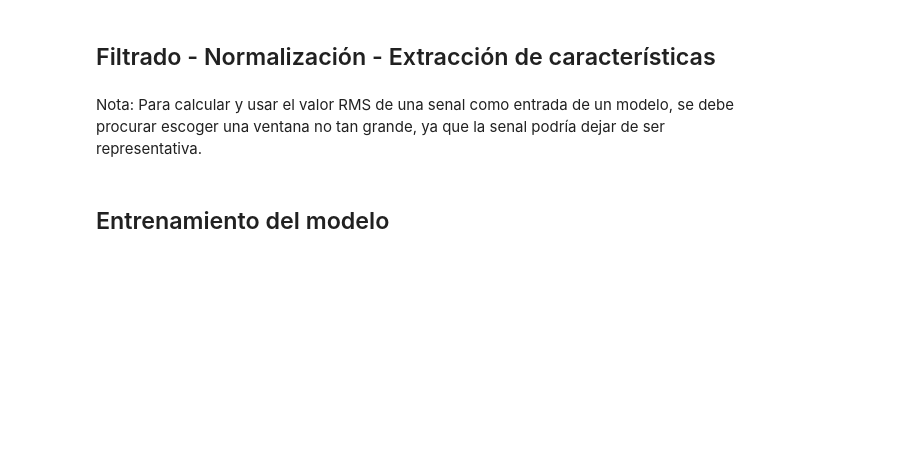
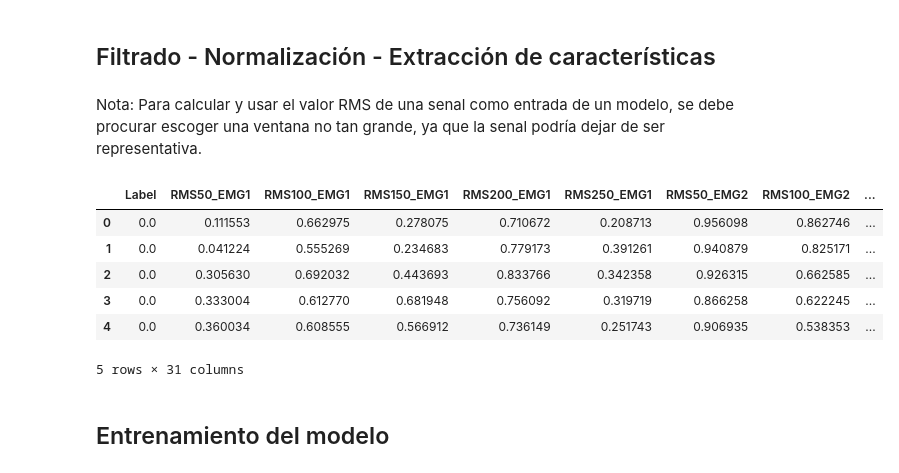
Before and after one commit to kaviles22/ClassSignalEMG-Asanza, a Jupyter notebook: main.ipynb, the cells around one changed output. Saved outputs shown, nothing was run; the diff lists cells and outputs as text; code cells hidden in the pictures; blank space fills up the shorter version.

```diff
--- a/main.ipynb
+++ b/main.ipynb
@@ -114,6 +115,16 @@ for folder in os.listdir(MAIN_PATH):
         features = calculate_features(df_norm, FOLDER_2_LABEL[folder])
         # Agregar las características calculadas al Dataframe df_features.
         df_features.loc[len(df_features)] = features
+# %%
+df_features.head()
+# %% [output]
+|  | Label | RMS50_EMG1 | RMS100_EMG1 | RMS150_EMG1 | RMS200_EMG1 | RMS250_EMG1 | RMS50_EMG2 | RMS100_EMG2 | ... |
+| 0 | 0.0 | 0.111553 | 0.662975 | 0.278075 | 0.710672 | 0.208713 | 0.956098 | 0.862746 | ... |
+| 1 | 0.0 | 0.041224 | 0.555269 | 0.234683 | 0.779173 | 0.391261 | 0.940879 | 0.825171 | ... |
+| 2 | 0.0 | 0.305630 | 0.692032 | 0.443693 | 0.833766 | 0.342358 | 0.926315 | 0.662585 | ... |
+| 3 | 0.0 | 0.333004 | 0.612770 | 0.681948 | 0.756092 | 0.319719 | 0.866258 | 0.622245 | ... |
+| 4 | 0.0 | 0.360034 | 0.608555 | 0.566912 | 0.736149 | 0.251743 | 0.906935 | 0.538353 | ... |
+5 rows × 31 columns
 # %%
 # Escribir el Dataframe con las características.
 df_features.to_csv(FEATURES_PATH, index=False)
```
Also changed, not shown: parts of 3 cells of this notebook.
